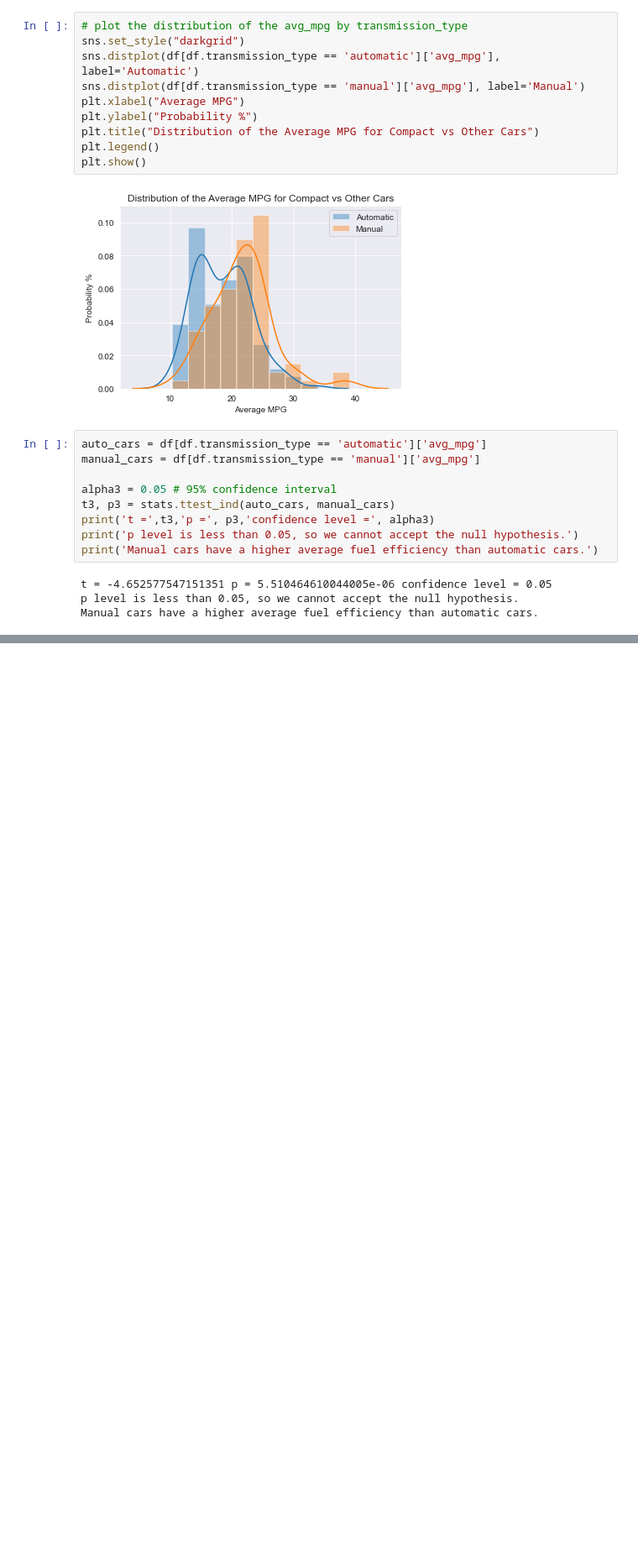
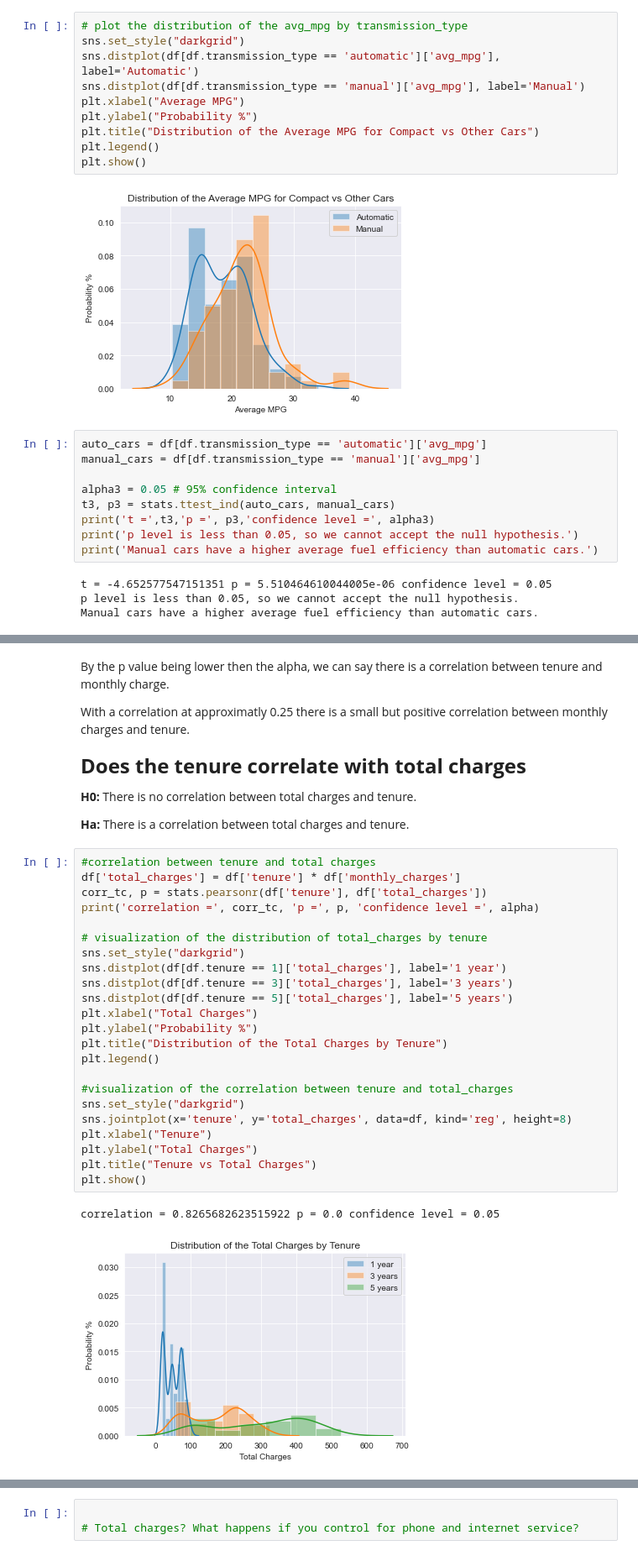
Before and after one commit to craigcalzado/statistics-exercises, a Jupyter notebook: hypothesis_testing.ipynb, the cells around one changed output, grey strips where cells are left out. Shown: that part at 84% size. Drawn from its saved outputs; the diff is of its cells as text; blank space fills up the shorter version.

```diff
--- a/hypothesis_testing.ipynb
+++ b/hypothesis_testing.ipynb
@@ -295,0 +367,36 @@ Manual cars have a higher average fuel efficiency than automatic cars.
+# %% [markdown]
+By the p value being lower then the alpha, we can say there is a correlation between tenure and monthly charge.
+
+With a correlation at approximatly 0.25 there is a small but positive correlation between monthly charges and tenure.
+# %% [markdown]
+__<font size=5>Does the tenure correlate with total charges</font>__
+
+__H0:__ There is no correlation between total charges and tenure.
+
+__Ha:__ There is a correlation between total charges and tenure.
+# %%
+#correlation between tenure and total charges
+df['total_charges'] = df['tenure'] * df['monthly_charges']
+corr_tc, p = stats.pearsonr(df['tenure'], df['total_charges'])
+print('correlation =', corr_tc, 'p =', p, 'confidence level =', alpha)
+
+# visualization of the distribution of total_charges by tenure
+sns.set_style("darkgrid")
+sns.distplot(df[df.tenure == 1]['total_charges'], label='1 year')
+sns.distplot(df[df.tenure == 3]['total_charges'], label='3 years')
+sns.distplot(df[df.tenure == 5]['total_charges'], label='5 years')
+plt.xlabel("Total Charges")
+plt.ylabel("Probability %")
+plt.title("Distribution of the Total Charges by Tenure")
+plt.legend()
+
+#visualization of the correlation between tenure and total_charges
+sns.set_style("darkgrid")
+sns.jointplot(x='tenure', y='total_charges', data=df, kind='reg', height=8)
+plt.xlabel("Tenure")
+plt.ylabel("Total Charges")
+plt.title("Tenure vs Total Charges")
+plt.show()
+# %% [output]
+correlation = 0.8265682623515922 p = 0.0 confidence level = 0.05
+[figure, added]
@@ -295,0 +404,3 @@ Manual cars have a higher average fuel efficiency than automatic cars.
+# %%
+
+# Total charges? What happens if you control for phone and internet service?
```
Also changed, not shown: parts of 8 cells of this notebook.
